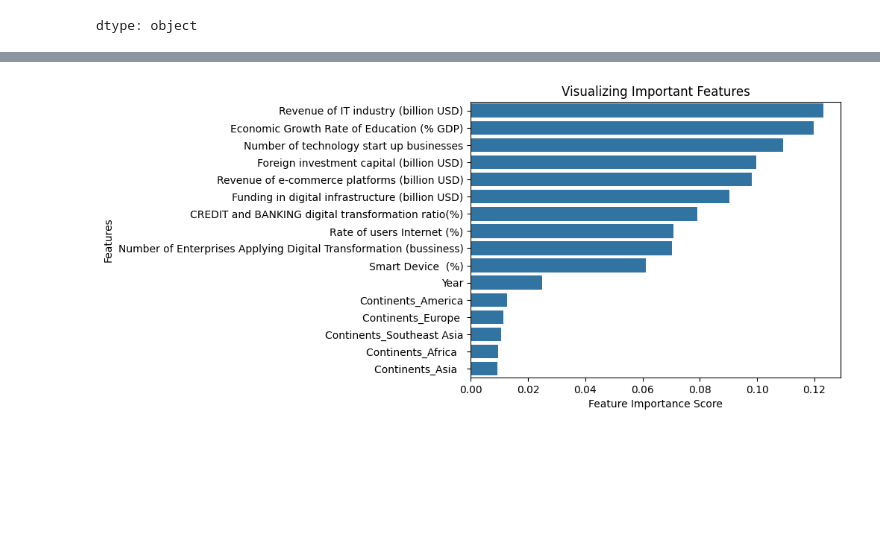
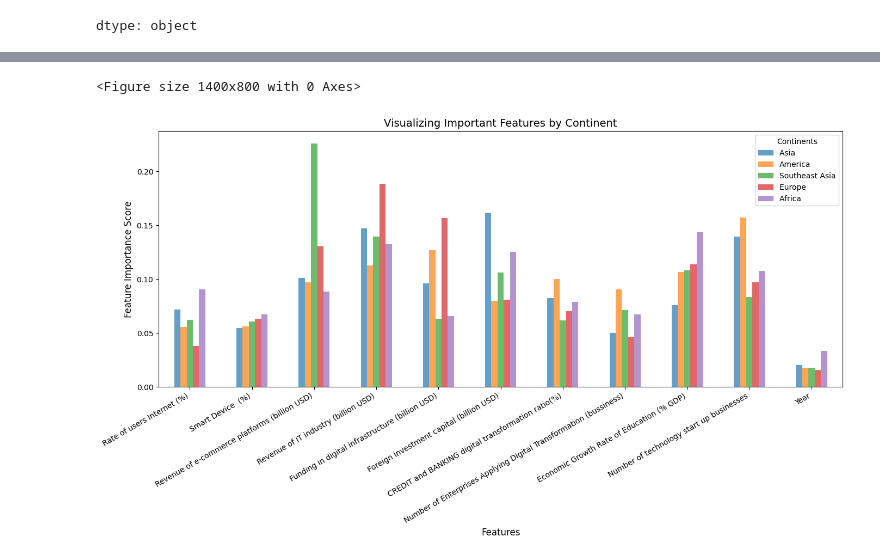
Before and after one commit to TheViet298/train_data_ttcs, a Jupyter notebook: ttcs1.ipynb, the cells around one changed output, grey strips where cells are left out. Drawn from its saved outputs; the diff is of its cells as text; code cells hidden in the pictures; blank space fills up the shorter version.

```diff
--- a/ttcs1.ipynb
+++ b/ttcs1.ipynb
@@ -18,7 +18,7 @@ drive.mount('/content/gdrive')
 # %% [output]
 Mounted at /content/gdrive
 # %%
-file_path = '/content/Total.csv'
+file_path = '/content/gdrive/MyDrive/Colab Notebooks/Total (1).csv'
 df1 = pd.read_csv(file_path, encoding='ISO-8859-1')
 
 df1.head()
@@ -403,22 +345,57 @@ feature_scores
 dtype: float64
-# %%
-# Creating a seaborn bar plot
-
-sns.barplot(x=feature_scores, y=feature_scores.index)
-
-# Add labels to the graph
-
-plt.xlabel('Feature Importance Score')
-
-plt.ylabel('Features')
-
-# Add title to the graph
-
-plt.title("Visualizing Important Features")
-
-
-# Visualize the graph
-
-plt.show()
-# %% [output]
-[figure, removed]
+# %%
+#Visualize the feature scores of the features
+
+importance_dict = {}
+
+# Loop importances
+continents = df_train["Continents"].unique()
+
+for continent in continents:
+
+    train_continent = df_train[df_train["Continents"] == continent]
+
+    # Define features and target variable
+    X_train_continent = train_continent.drop(columns=["Target", "Continents"])
+    y_train_continent = train_continent["Target"]
+
+    # Check if there are features available for training
+    if X_train_continent.shape[1] > 0:
+        # Create and fit the model to the training set
+        clf = RandomForestClassifier(n_estimators=100, random_state=0)
+        clf.fit(X_train_continent, y_train_continent)
+
+        importance_dict[continent] = clf.feature_importances_
+
+# Chuyển từ dictionary sang DataFrame để vẽ
+importance_df = pd.DataFrame(importance_dict, index=X_train_continent.columns)
+
+# Check if the DataFrame is not empty and has the correct shape
+if not importance_df.empty:
+    # Plotting feature importances for each continent
+    plt.figure(figsize=(14, 8))
+    importance_df.plot(kind='bar', figsize=(14, 8), alpha=0.7)
+
+    # Add labels to the graph
+    plt.xlabel('Features', fontsize=12)
+    plt.ylabel('Feature Importance Score', fontsize=12)
+
+    # Add title to the graph
+    plt.title("Visualizing Important Features by Continent", fontsize=14)
+
+
+    plt.xticks(rotation=30, ha='right', fontsize=10)
+
+    # Add a legend for the continents
+    plt.legend(title='Continents', fontsize=10)
+
+    # Adjust layout
+    plt.tight_layout()
+
+    # Show the plot
+    plt.show()
+else:
+    print("No feature importances to plot.")
+# %% [output]
+<Figure size 1400x800 with 0 Axes>
+[figure, added]
```
Also changed, not shown: parts of 36 cells of this notebook.
